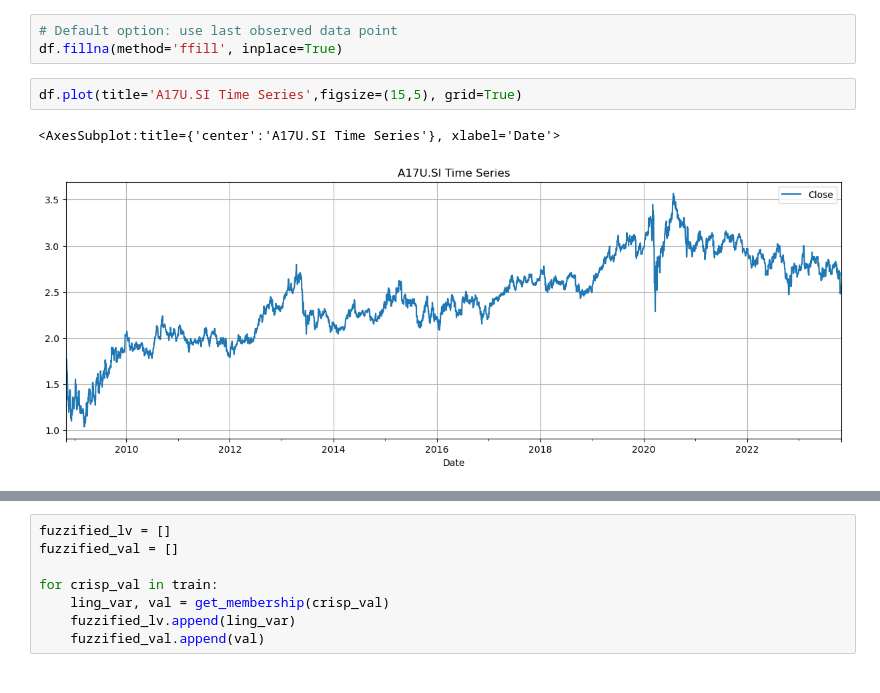
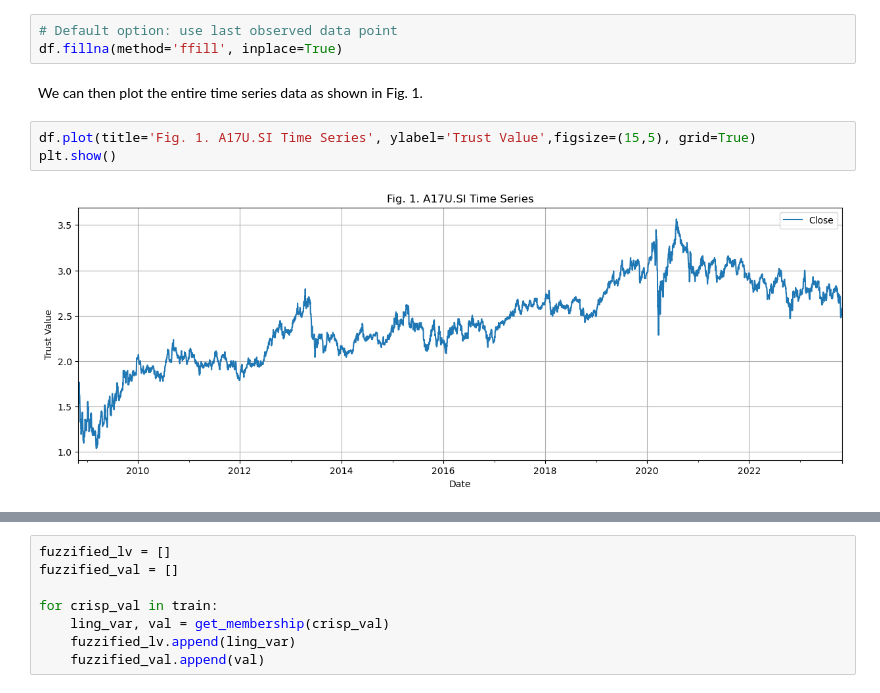
Before and after one commit to reinbugnot/kmeans-fuzzy-ts-forecast, a Jupyter notebook: fts-self-implement.ipynb, the cells around one changed output, grey strips where cells are left out. Drawn from its saved outputs; the diff is of its cells as text.

```diff
--- a/fts-self-implement.ipynb
+++ b/fts-self-implement.ipynb
@@ -69,8 +83,10 @@ df
 # %%
 # Default option: use last observed data point
 df.fillna(method='ffill', inplace=True)
+# %% [markdown]
+We can then plot the entire time series data as shown in Fig. 1.
 # %%
-df.plot(title='A17U.SI Time Series',figsize=(15,5), grid=True)
+df.plot(title='Fig. 1. A17U.SI Time Series', ylabel='Trust Value',figsize=(15,5), grid=True)
+plt.show()
 # %% [output]
-<AxesSubplot:title={'center':'A17U.SI Time Series'}, xlabel='Date'>
-[figure, old version]
+[figure, new version]
```
Also changed, not shown: parts of 46 cells of this notebook.
